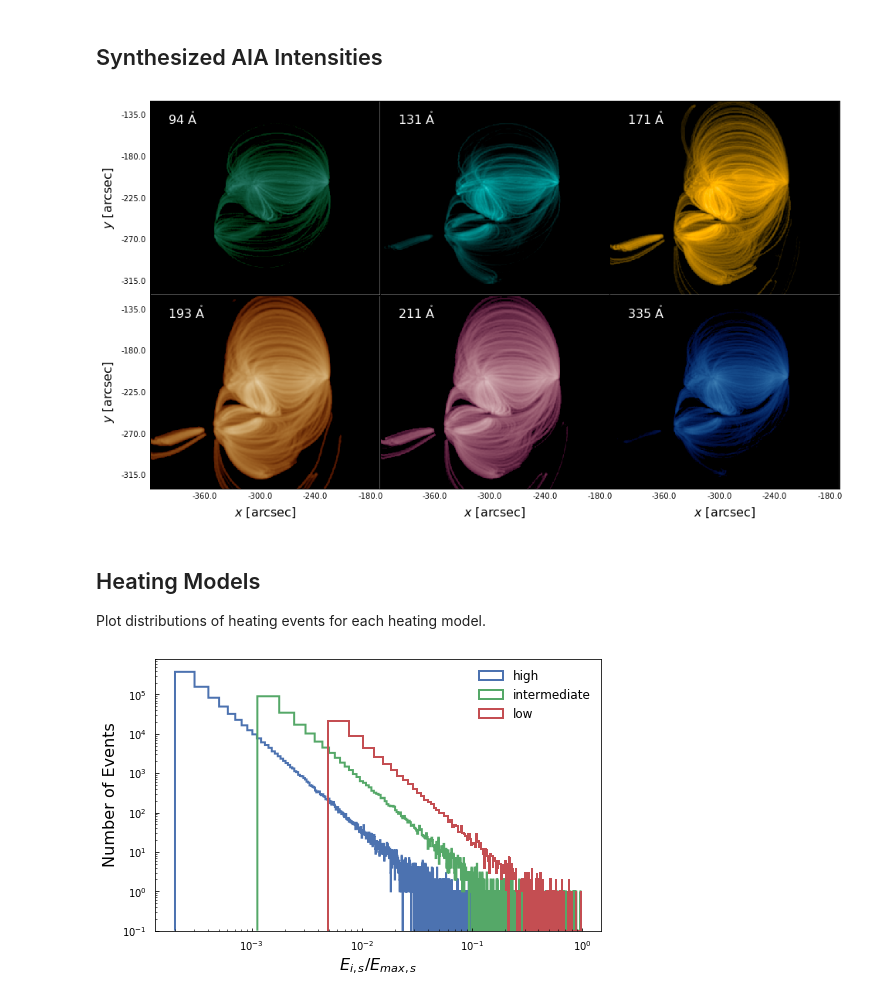
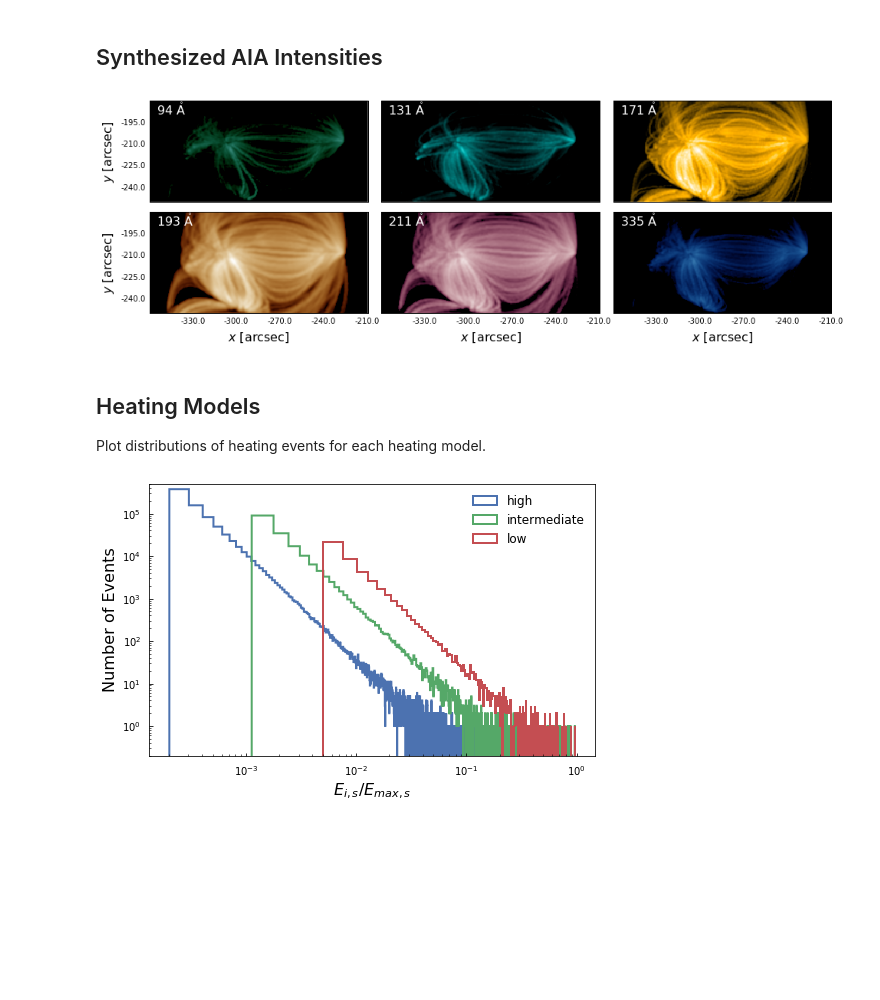
Before and after one commit to wtbarnes/posters, a Jupyter notebook: rice_dsconf_2017/notebooks/basic_figures.ipynb, the cells around one changed output. Saved outputs shown, nothing was run; the diff lists cells and outputs as text; code cells hidden in the pictures; blank space fills up the shorter version.

Commit message:
update old figure nbs

```diff
--- a/rice_dsconf_2017/notebooks/basic_figures.ipynb
+++ b/rice_dsconf_2017/notebooks/basic_figures.ipynb
@@ -264,7 +246,7 @@ hmi_map.data = np.where(np.fabs(hmi_map.data)<50,np.nan,hmi_map.data)
 streamlines = [s[0] for s in base_field.streamlines]
 random.shuffle(streamlines)
 # %%
-fig = plt.figure(figsize=(8,5))
+fig = plt.figure(figsize=(8,8))
 #hmi_map = hmi_map.submap(hmi_map.xrange,hmi_map.yrange+u.Quantity([40,-15],u.arcsec))
 ax = fig.add_subplot(111,projection=hmi_map)
 im = hmi_map.plot(axes=ax,annotate=False,title=False,cmap=plt.get_cmap('RdBu'),vmin=-2000,vmax=2000)
@@ -302,7 +284,7 @@ for channel in aia.channels:
 ax.set_xscale('log')
 ax.set_xlim([5e4,5e7])
 ax.set_xlabel(r'$T$ [{:latex}]'.format(resp_temperature.unit))
-ax.set_ylabel(r'$K_i$ [{:latex}]'.format(k.unit))
+ax.set_ylabel(r'$K_c$ [{:latex}]'.format(k.unit))
 ax.legend(loc=0,frameon=False,ncol=1)
 ax.tick_params(axis='both',direction='in',which='both')
 fig.savefig('../figures/aia_response_functions.pdf')
@@ -312,35 +294,45 @@ fig.savefig('../figures/aia_response_functions.pdf')
 ## Synthesized AIA Intensities
 # %%
 obs_time_index = np.where(aia.observing_time==1e4*u.s)[0][0]
-fig = plt.figure(figsize=(16,9.25))
-plt.subplots_adjust(wspace=0.,hspace=0.)
+fig = plt.figure(figsize=(16,5.1)) #16,9.25
+plt.subplots_adjust(wspace=0.05,hspace=0.1)
+scales = {
+    '94':{'vmin':1,'vmax':1e2},
+    '131':{'vmin':1,'vmax':5e2},
+    '171':{'vmin':10,'vmax':5e3},
+    '193':{'vmin':10,'vmax':2e3},
+    '211':{'vmin':10,'vmax':2e3},
+    '335':{'vmin':1,'vmax':1e3},
+}
 for i,chan in enumerate(aia.channels):
     tmp = Map(os.path.join('/storage-home/w/wtb2/data/noaa1158_low_frequency/'
                            +'SDO_AIA/{}/map_t{:06d}.fits'.format(chan['name'],obs_time_index)))
-    tmp = tmp.submap(tmp.xrange,tmp.yrange+u.Quantity([40,-15],u.arcsec))
+    tmp = tmp.submap(tmp.xrange + u.Quantity([60,-40],u.arcsec),
+                     u.Quantity([-250,-180],u.arcsec)
+                    )
     ax = fig.add_subplot(2,3,i+1,projection=tmp)
-    tmp.plot(annotate=False, norm=matplotlib.colors.SymLogNorm(1e-3,vmin=1,vmax=2e4))
+    tmp.plot(annotate=False, norm=matplotlib.colors.SymLogNorm(1e-5,vmin=10,vmax=3e3))#**scales[chan['name']]))
     ax.coords[0].grid(alpha=0)
     ax.coords[1].grid(alpha=0)
     ax.coords[0].set_ticks_visible(False)
     ax.coords[1].set_ticks_visible(False)
     ax.coords[0].set_ticklabel(size=plt.rcParams['xtick.labelsize'])
     ax.coords[1].set_ticklabel(size=plt.rcParams['ytick.labelsize'])
     if i%3==0:
         ax.coords[1].set_axislabel(r'$y$ [arcsec]',size=plt.rcParams['axes.labelsize'])
     else:
         ax.coords[1].set_ticklabel_visible(False)
     if i>2:
         ax.coords[0].set_axislabel(r'$x$ [arcsec]',size=plt.rcParams['axes.labelsize'])
     else:
         ax.coords[0].set_ticklabel_visible(False)
-    xtext,ytext = tmp.data_to_pixel(-400*u.arcsec,-145*u.arcsec)
+    xtext,ytext = tmp.data_to_pixel(-355*u.arcsec,-190*u.arcsec)
     ax.text(xtext.value,ytext.value,
             r'${}$ $\mathrm{{\mathring{{A}}}}$'.format(chan['name']),
-            color='w',fontsize=16)
+            color='w',fontsize=plt.rcParams['axes.labelsize'])
 fig.savefig('../figures/aia_intensities.pdf')
 # %% [output]
-[figure, old version]
+[figure, new version]
 # %% [markdown]
 ## Heating Models
 Plot distributions of heating events for each heating model.
@@ -376,7 +368,8 @@ ax.set_xscale('log')
 ax.legend(loc=1,frameon=False)
 ax.set_ylabel(r'Number of Events')
 ax.set_xlabel(r'$E_{i,s}/E_{max,s}$')
+ax.set_ylim([0.2,5e5])
 ax.tick_params(axis='both',direction='in',which='both')
 fig.savefig('../figures/heating_rate_distributions.pdf')
 # %% [output]
-[figure, old version]
+[figure, new version]
```
Also changed, not shown: parts of 3 cells of this notebook, 1 other file.
